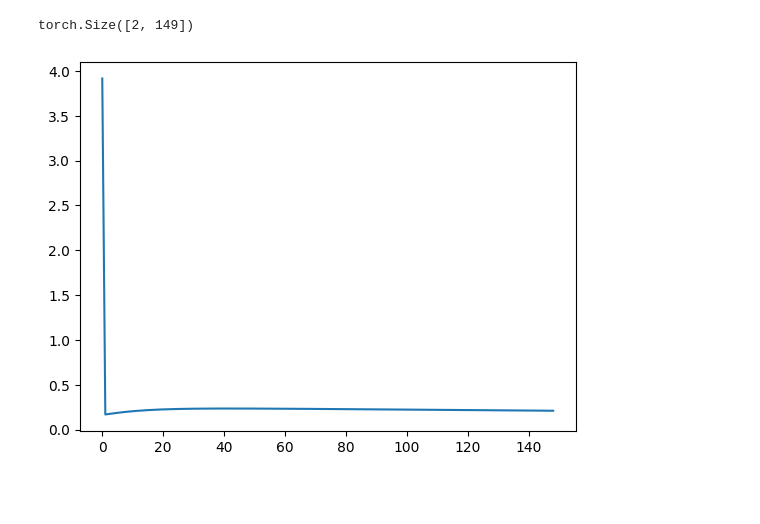
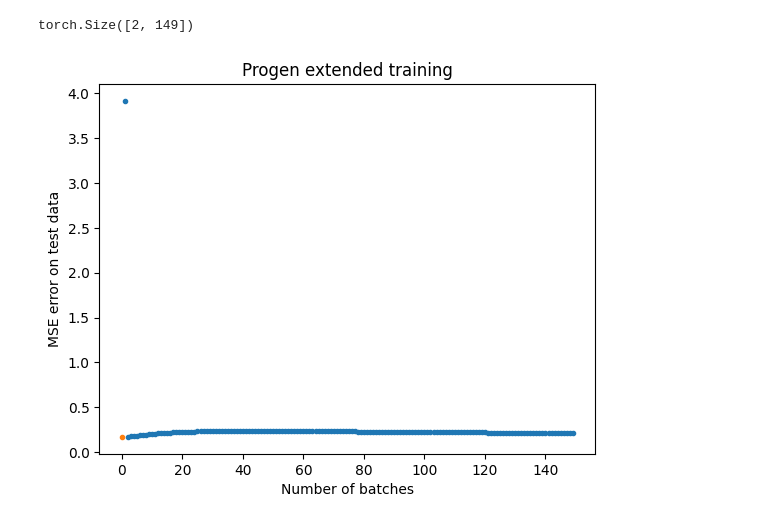
Before and after one commit to soldatmat/PELLM, a Jupyter notebook: code/llm/progen_extended.ipynb, the cells around one changed output. Drawn from its saved outputs; the diff is of its cells as text; code cells hidden in the pictures; blank space fills up the shorter version.

Commit message:
Add init test

```diff
--- a/code/llm/progen_extended.ipynb
+++ b/code/llm/progen_extended.ipynb
@@ -156,8 +116,18 @@ loss_history = torch.load("./models/progen_extended_v1_history.pt")
 loss_history.size()
 # %% [output]
 torch.Size([2, 149])
-# %%
-plt.plot([b for b in range(loss_history.size()[1])], [l for l in loss_history[1,:]])
-plt.show()
-# %% [output]
-[figure, removed]
+# %%
+plt.plot(
+    [b for b in range(1, loss_history.size()[1]+1)],
+    #torch.cat((loss_history[0, -1:], loss_history[1, :])),
+    loss_history[1, :],
+    ".",
+)
+plt.plot(0, loss_history[0, -1], '.')
+plt.xlabel("Number of batches")
+plt.ylabel("MSE error on test data")
+plt.title("Progen extended training")
+
+plt.show()
+# %% [output]
+[figure, added]
```
Also changed, not shown: parts of 7 cells of this notebook, 3 other files.
